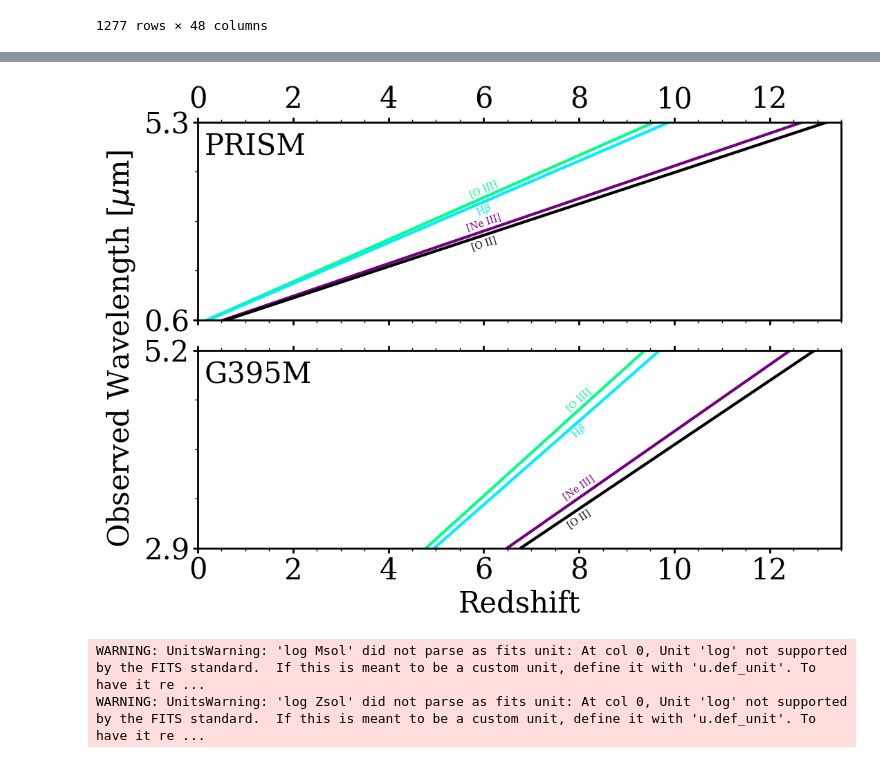
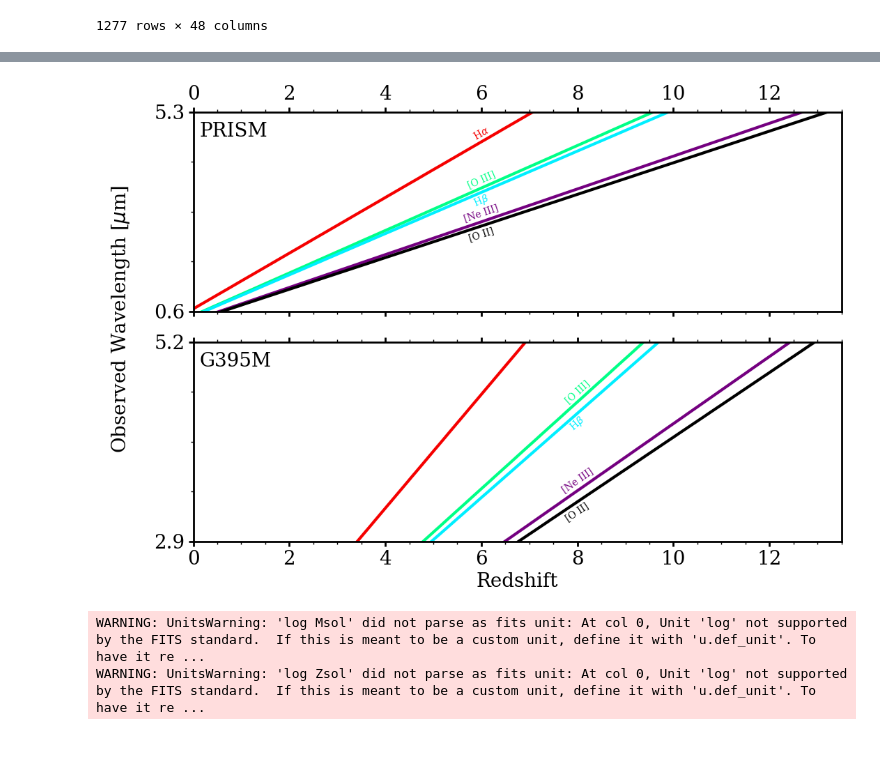
Before and after one commit to njcleri/RUBIES_ionization_conditions, a Jupyter notebook: ionization_conditions_zach.ipynb, the cells around one changed output, grey strips where cells are left out. Drawn from its saved outputs; the diff is of its cells as text; code cells hidden in the pictures.

```diff
--- a/ionization_conditions_zach.ipynb
+++ b/ionization_conditions_zach.ipynb
@@ -323,14 +464,15 @@ plt.show()
 # %%
+ha = 6563
 oiii = 5008
 neiii = 3870
 hb = 4862
 oii = 3728
 
-lines = [oiii, hb, neiii, oii]
-labels = ['[O III]', r'H$\beta$', '[Ne III]', '[O II]']
-line_colors = ['#00FF87', '#00EFFF', '#740080', '#000000']
-offsets_prism = [.2, -.2, .2, -.2]
-offsets_g395m = [.12, -.12, .12, -.12]
+lines = [ha, oiii, hb, neiii, oii]
+labels = [r'H$\alpha$', '[O III]', r'H$\beta$', '[Ne III]', '[O II]']
+line_colors = ['#F50000', '#00FF87', '#00EFFF', '#740080', '#000000']
+offsets_prism = [.2, .2, -.2, .2, -.2]
+offsets_g395m = [.12, .12, -.12, .12, -.12]
 z = np.linspace(0, 15, 1000)
 
 def get_zmin_prism(wave):
@@ -352,34 +494,34 @@ gs.update(wspace=0, hspace=2)
 ax0 = fig.add_subplot(gs[0:5, 0:10])
 for line, label, line_color, offset in zip(lines,labels,line_colors,offsets_prism):
     observed_wavelengths = line*(1+z)/10**4
     ax0.plot(z, observed_wavelengths, lw=3, color=line_color, label=label)
     rotn = get_line_rotation(z[0], z[-1], observed_wavelengths[0], observed_wavelengths[-1])
     ax0.annotate(label, xy=(6,line*(1+6)/10**4+offset), fontsize=10, va='center', ha='center', color=line_color,
                  rotation=rotn, transform_rotates_text=True, rotation_mode='anchor')
 ax0.annotate('PRISM',  xy=(0.01,0.95), va='top', ha='left', xycoords='axes fraction')
 # ax0.legend()
 ax0.axis([0,13.5,0.6,5.3])
 ax0.set_yticks([0.6,5.3])
 ax0.tick_params(labelbottom=False, which='both', top=True, labeltop=True)
 # ax0.grid(alpha=0.5, zorder=-5)
 
 ax1 = fig.add_subplot(gs[5:10, 0:10])
 for line, label, line_color, offset in zip(lines,labels,line_colors,offsets_g395m):
     observed_wavelengths = line*(1+z)/10**4
     ax1.plot(z, observed_wavelengths, lw=3, color=line_color, label=label)
     rotn = get_line_rotation(z[0], z[-1], observed_wavelengths[0], observed_wavelengths[-1])
     ax1.annotate(label, xy=(8,line*(1+8)/10**4+offset), fontsize=10, va='center', ha='center', color=line_color,
                  rotation=rotn, transform_rotates_text=True, rotation_mode='anchor')
 ax1.axis([0,13.5,2.9,5.2])
 ax1.annotate('G395M',  xy=(0.01,0.95), va='top', ha='left', xycoords='axes fraction')
 ax1.set_yticks([2.9,5.2])
 ax1.tick_params(which='both', top=True)
 plt.xlabel('Redshift')
 plt.annotate(r'Observed Wavelength [$\mu$m]', va='center', ha='center', xy=(0.03,0.5), xycoords='figure fraction', rotation=90)
 plt.savefig(FIGURES.joinpath('coverage.pdf'))
 plt.show()
 # %% [output]
-[figure, old version]
+[figure, new version]
 # %%
 egs_photometry = list(RUBIES_DATA.glob('egs*sps*.fits'))
 egs_photometrydf = (Table.read(egs_photometry[0], format='fits')
```
Also changed, not shown: parts of 12 cells of this notebook, 12 other files.
